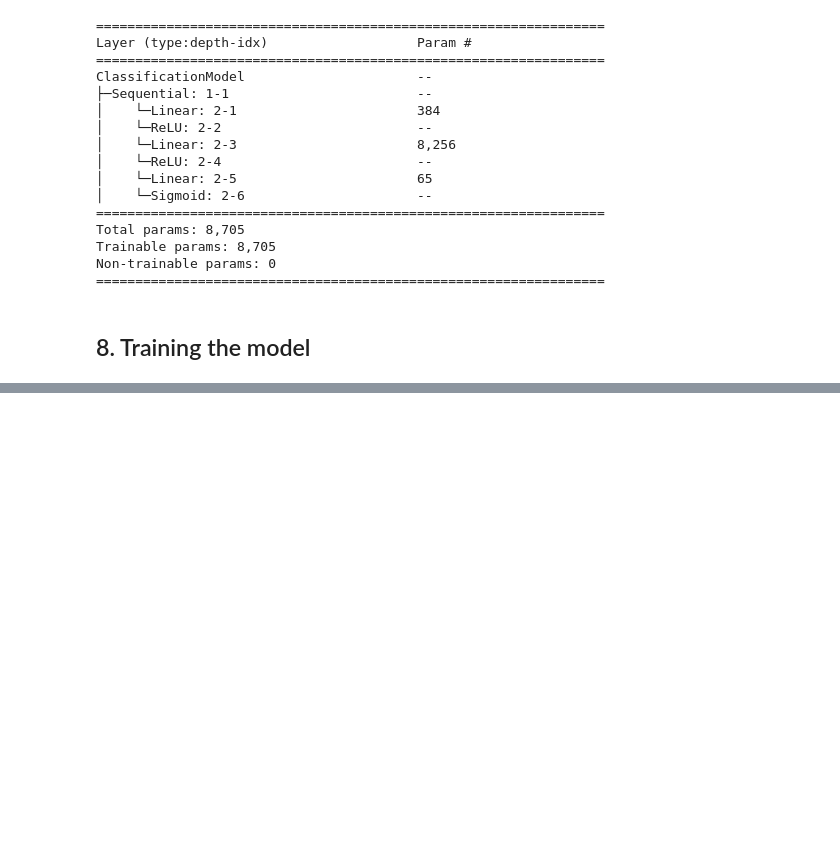
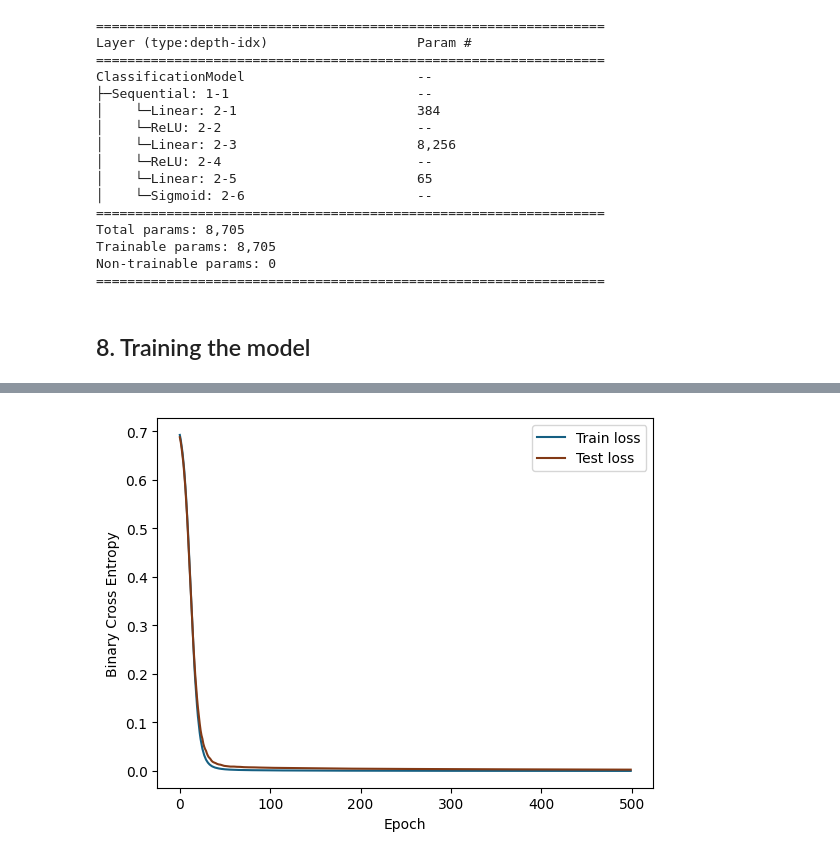
Before and after one commit to maxcol01/PyTorch_ZTM, a Jupyter notebook: Learning_PyTorch/02_PyTroch_Classification.ipynb, the cells around one changed output, grey strips where cells are left out. Saved outputs shown, nothing was run; the diff lists cells and outputs as text; code cells hidden in the pictures; blank space fills up the shorter version.

Commit message:
plotting the loss for train and test

```diff
--- a/Learning_PyTorch/02_PyTroch_Classification.ipynb
+++ b/Learning_PyTorch/02_PyTroch_Classification.ipynb
@@ -207,7 +207,7 @@ Non-trainable params: 0
 # %% [markdown]
 ## 8. Training the model
 # %%
-optimizer = optim.Adam(lr=0.01, params=model1.parameters()) # linking the parameters of the model to the optimizer
+optimizer = optim.Adam(lr=0.01, params=model1_1.parameters()) # linking the parameters of the model to the optimizer
 criterion = nn.BCELoss()
 # %%
 epochs = 500
@@ -215,7 +215,7 @@ losses_train = []
 losses_test= []
 for epoch in range(epochs):
     model1.train() # set the training mode
-    preds = model1(X_train_ten) # make a prediction
+    preds = model1_1(X_train_ten) # make a prediction
     loss_train = criterion(preds.squeeze(), y_train_ten) # compute the loss
 
     optimizer.zero_grad() # set the gradient to 0
@@ -225,7 +225,7 @@ for epoch in range(epochs):
     # evaluate the trainig
     model1.eval()
     with torch.inference_mode():
-        preds_test = model1(X_test_ten)
+        preds_test = model1_1(X_test_ten)
         loss_test = criterion(preds_test.squeeze(), y_test_ten)
 
     losses_train.append(loss_train)
@@ -253,0 +254,16 @@ Epoch: 480 | Loss-train:7.647781785635743e-07 | Loss-test: 0.0011856232304126024
+# %%
+def plot_losses(train_loss: list[float], test_loss: list[float]) -> None:
+    _, ax = plt.subplots()
+    ax.plot(range(0,len(train_loss)), train_loss, color="#155F82", label="Train loss")
+    ax.plot(range(0,len(test_loss)), test_loss, color="#823915", label="Test loss")
+    ax.set_xlabel("Epoch")
+    ax.set_ylabel("Binary Cross Entropy")
+    ax.legend()
+    plt.show()
+# %%
+losses_train = [item.detach().cpu().numpy() for item in losses_train]
+losses_test = [item.detach().cpu().numpy() for item in losses_test]
+# %%
+plot_losses(losses_train, losses_test)
+# %% [output]
+[figure, added]
```
Also changed, not shown: parts of 1 cell of this notebook.
